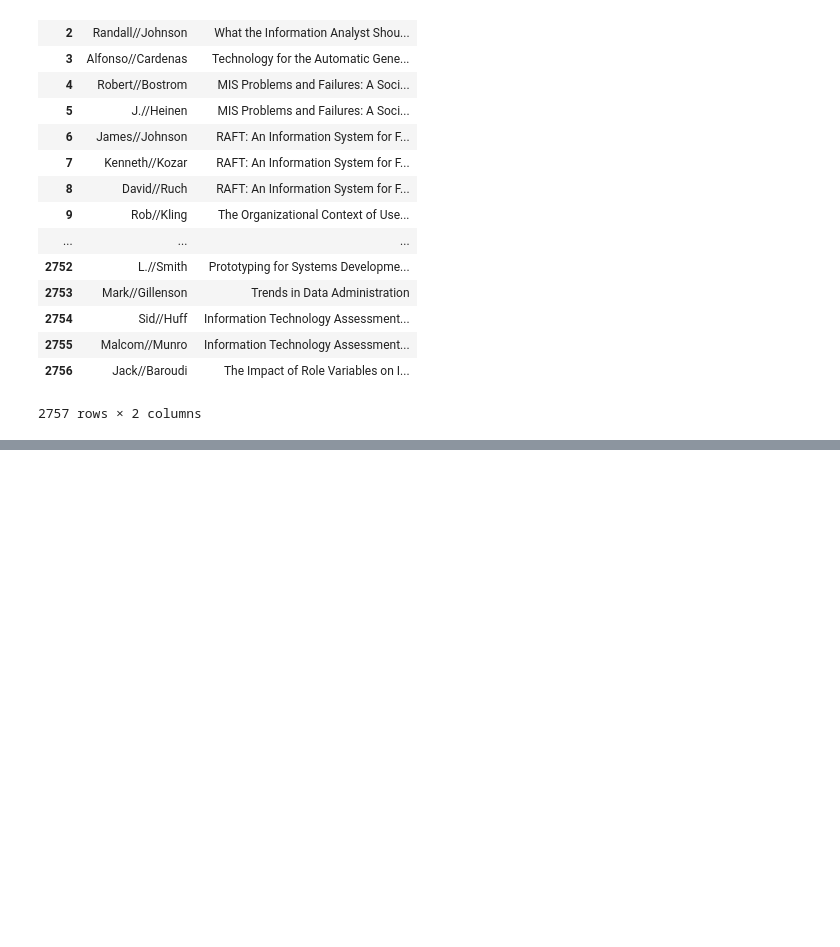
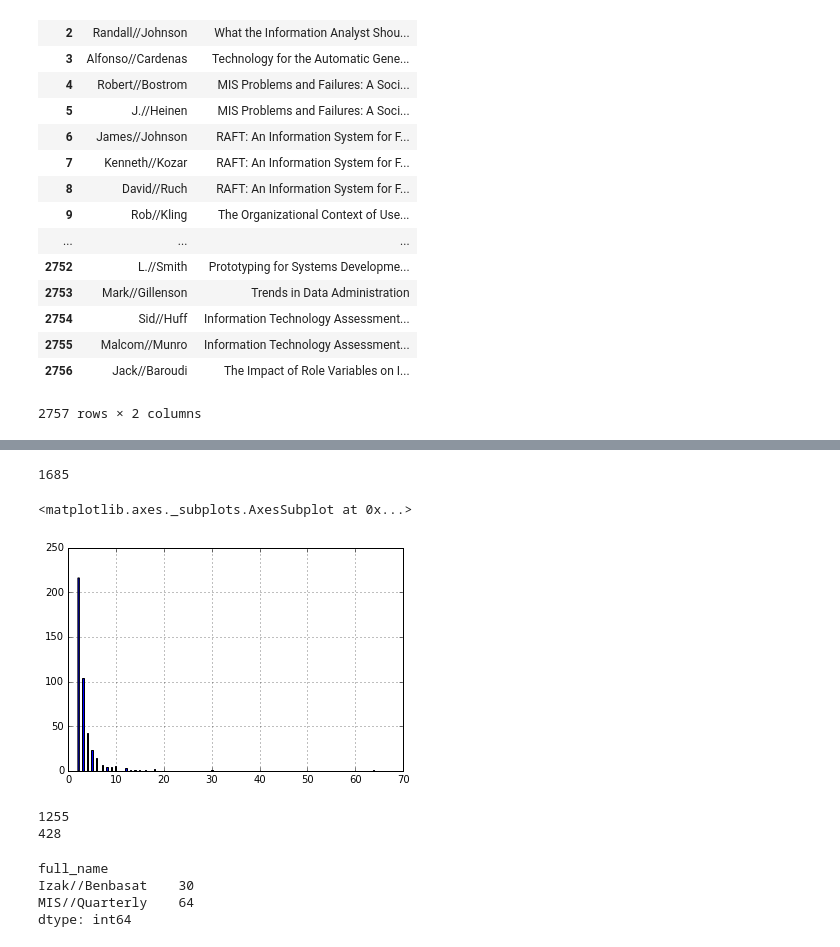
Before and after one commit to ligujie123/misq, a Jupyter notebook: SQL language.ipynb, the cells around one changed output, grey strips where cells are left out. Saved outputs shown, nothing was run; the diff lists cells and outputs as text; code cells hidden in the pictures; blank space fills up the shorter version.

```diff
--- a/NetworkX/SQL language.ipynb
+++ b/SQL language.ipynb
@@ -146,3 +146,6 @@ Q
 | 2755 | Malcom//Munro | Information Technology Assessment... |
 | 2756 | Jack//Baroudi | The Impact of Role Variables on I... |
 2757 rows × 2 columns
+# %%
+Author = Q.groupby("full_name").size()
+Author
@@ -148,0 +170,4 @@ Q
+# %%
+len(Author)
+# %% [output]
+1685
@@ -148,0 +178,22 @@ Q
+# %%
+Author[Author>1].hist(bins =200)
+# %% [output]
+<matplotlib.axes._subplots.AxesSubplot at 0x...>
+[figure, added]
+# %%
+a = Author[Author>1]
+b = a[a<20]
+c = Author[Author == 1]
+print(len(c))
+print(len(b))
+# %% [output]
+1255
+428
+# %%
+d = Author[Author>=20]
+d
+# %% [output]
+full_name
+Izak//Benbasat    30
+MIS//Quarterly    64
+dtype: int64
```
Also changed, not shown: parts of 4 cells of this notebook, 21 other files.
